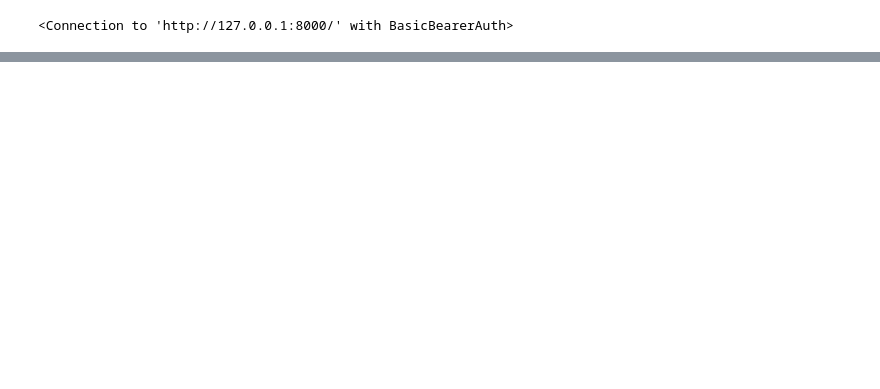
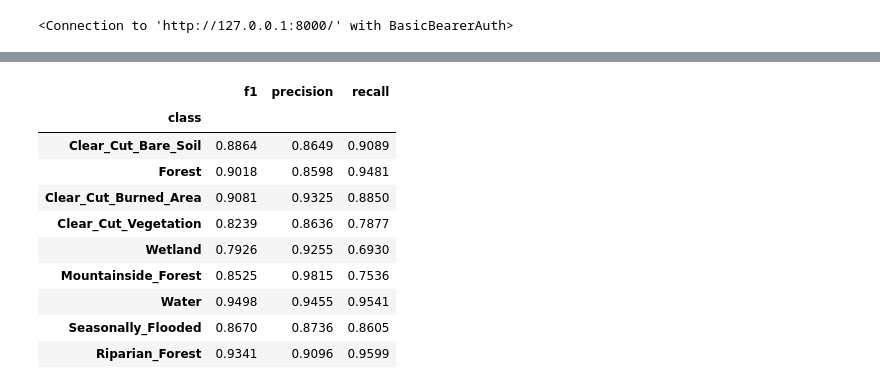
Before and after one commit to Open-Earth-Monitor/openeocraft, a Jupyter notebook: inst/demo-lps-2025/06_ml_validation.ipynb, the cells around one changed output, grey strips where cells are left out. Cells and saved outputs as stored; diff of their text form; code cells hidden in the pictures; blank space fills up the shorter version.

```diff
--- a/inst/demo-lps-2025/06_ml_validation.ipynb
+++ b/inst/demo-lps-2025/06_ml_validation.ipynb
@@ -179,0 +117,24 @@ else:
+# %%
+try:
+    import pandas as pd
+
+    by_class = metrics.get("by_class", [])
+    if by_class:
+        df = pd.DataFrame(by_class).set_index("class")
+        display(df.round(4))
+    else:
+        print("No per-class metrics in metrics.json (add f1/precision/recall to scoring).")
+except ImportError:
+    print(json.dumps(metrics.get("by_class", []), indent=2))
+# %% [output]
+|  | f1 | precision | recall |
+| class |  |  |  |
+| Clear_Cut_Bare_Soil | 0.8864 | 0.8649 | 0.9089 |
+| Forest | 0.9018 | 0.8598 | 0.9481 |
+| Clear_Cut_Burned_Area | 0.9081 | 0.9325 | 0.8850 |
+| Clear_Cut_Vegetation | 0.8239 | 0.8636 | 0.7877 |
+| Wetland | 0.7926 | 0.9255 | 0.6930 |
+| Mountainside_Forest | 0.8525 | 0.9815 | 0.7536 |
+| Water | 0.9498 | 0.9455 | 0.9541 |
+| Seasonally_Flooded | 0.8670 | 0.8736 | 0.8605 |
+| Riparian_Forest | 0.9341 | 0.9096 | 0.9599 |
```
Also changed, not shown: parts of 22 cells of this notebook, 13 other files.
